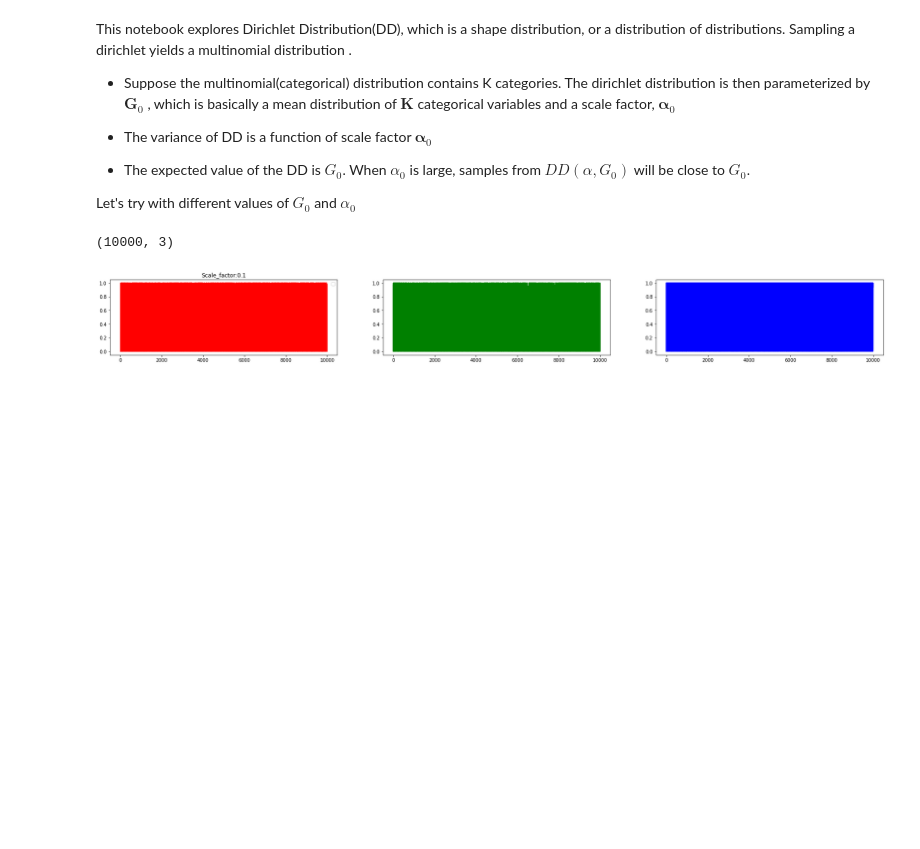
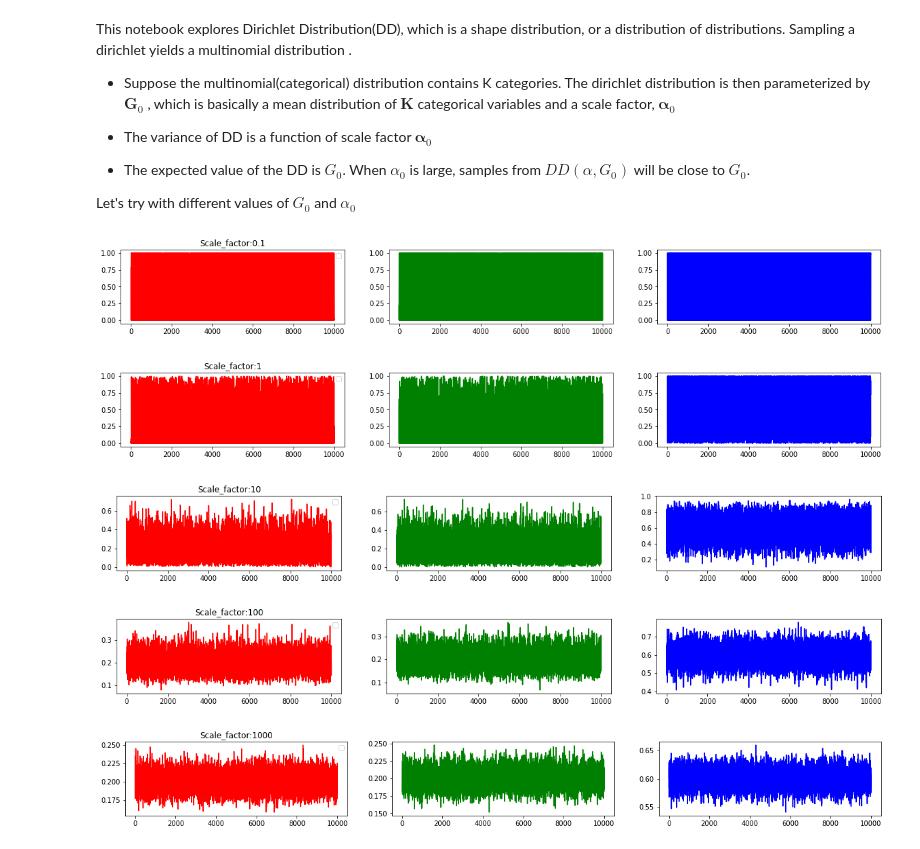
Before and after one commit to rahulchandrangb/HDP_antoniak_expts, a Jupyter notebook: Basic Dirichlet Distribs.ipynb, the cells around one changed output. Saved outputs shown, nothing was run; the diff lists cells and outputs as text; code cells hidden in the pictures; blank space fills up the shorter version.

```diff
--- a/Basic Dirichlet Distribs.ipynb
+++ b/Basic Dirichlet Distribs.ipynb
@@ -15,31 +15,29 @@ Let's try with different values of $G_0$ and $\alpha_0$
 # %%
 import numpy as np
 import matplotlib.pyplot as plt
 from scipy.stats import dirichlet
 
 np.set_printoptions(precision=2)
 
 
 def stats(scale_factor,G0=[.2,.2,.6],N=10000):
     samples = dirichlet(alpha=scale_factor*np.array(G0)).rvs(N)
     x = np.array(range(N))
-    print samples.shape
-    plt.figure(figsize=(30,3))
+    plt.figure(figsize=(20,2))
     plt.subplot(1,3,1)
     plt.title('Scale_factor:'+str(scale_factor))
     plt.legend('legend')
     plt.plot(x,samples[:,0],color='r')
     plt.subplot(1,3,2)
     plt.plot(x,samples[:,1],color='g')
     plt.subplot(1,3,3)
     plt.plot(x,samples[:,2],color='b')
-#     print "                          alpha:", scale_factor
-#     print "              element-wise mean:", samples.mean(axis=0)
-#     print "element-wise standard deviation:", samples.std(axis=0)
-#     print
 
-for scale in [0.1]:#, 1, 10, 100, 1000]:
+for scale in [0.1, 1, 10, 100, 1000]:
     stats(scale)
 # %% [output]
-(10000, 3)
-[figure, old version]
+[figure, new version]
+[figure, added]
+[figure, added]
+[figure, added]
+[figure, added]
```
